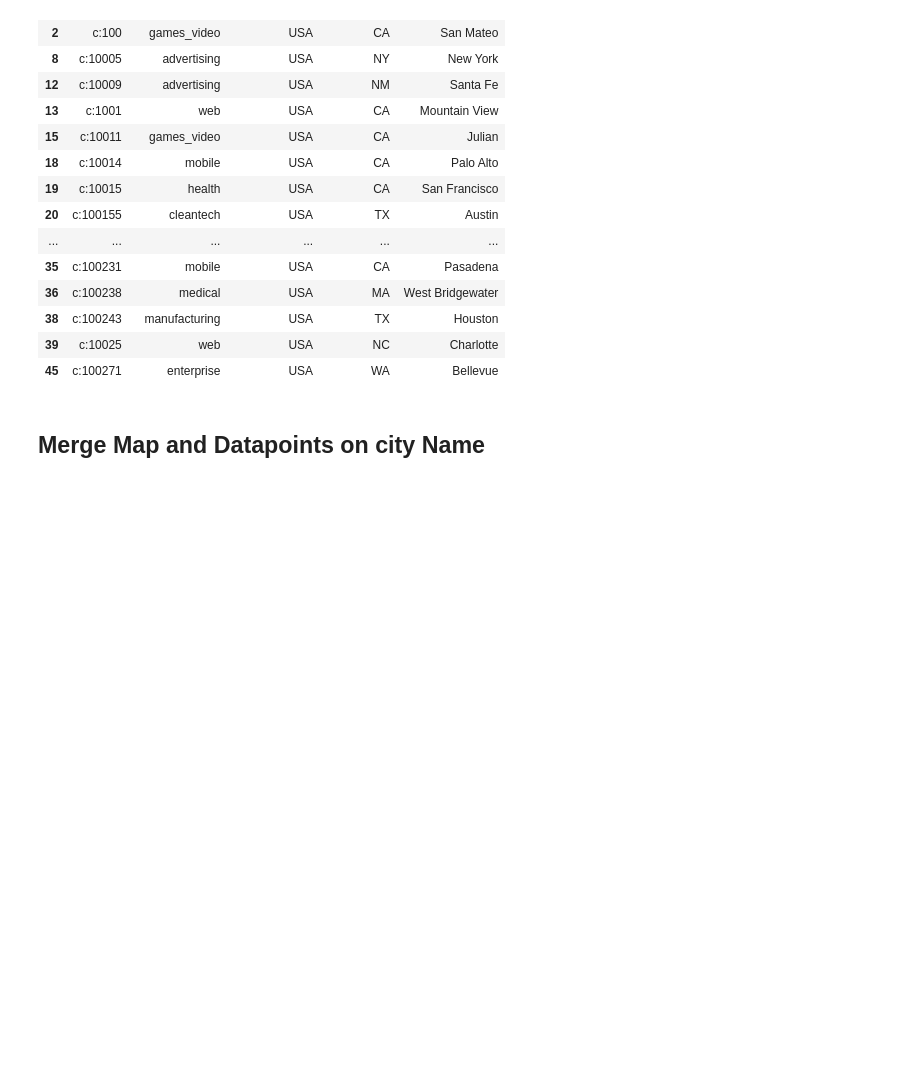
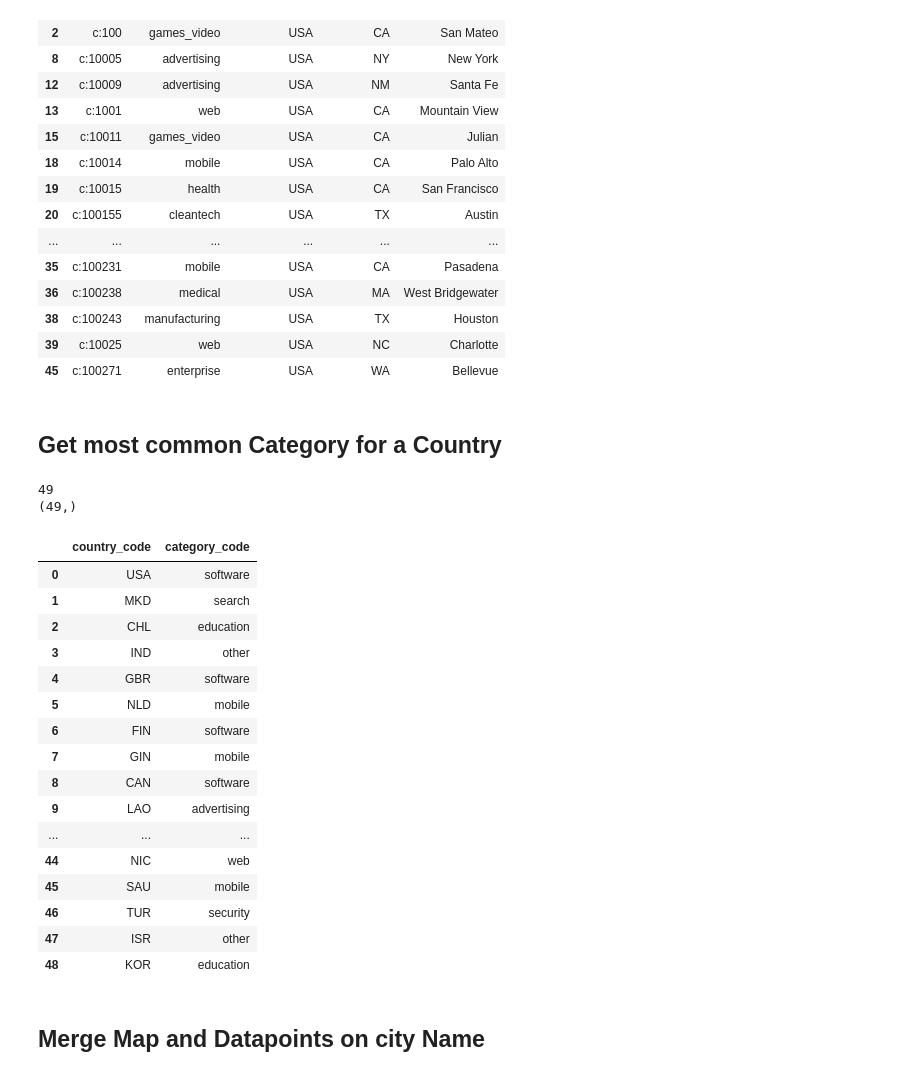
Before and after one commit to schmuecker/statistics-course, a Jupyter notebook: startup-analysis/heat_map.ipynb, the cells around one changed output. Cells and saved outputs as stored; diff of their text form; code cells hidden in the pictures; blank space fills up the shorter version.

```diff
--- a/startup-analysis/heat_map.ipynb
+++ b/startup-analysis/heat_map.ipynb
@@ -57,6 +57,42 @@ Got 45823 datapoints
 | 38 | c:100243 | manufacturing | USA | TX | Houston |
 | 39 | c:10025 | web | USA | NC | Charlotte |
 | 45 | c:100271 | enterprise | USA | WA | Bellevue |
+# %% [markdown]
+## Get most common Category for a Country
+# %%
+unique_c = df_companies["country_code"].unique()
+df_unique_c = pd.DataFrame()
+df_unique_c["country_code"] = unique_c
+most_common = []
+for country in unique_c:
+    tmp_country = df_companies[df_companies["country_code"] == country]
+    most_common.append(tmp_country["category_code"].value_counts().idxmax())
+
+print(len(most_common))
+print(unique_c.shape)
+df_unique_c["category_code"] = most_common
+
+df_unique_c
+# %% [output]
+49
+(49,)
+|  | country_code | category_code |
+| 0 | USA | software |
+| 1 | MKD | search |
+| 2 | CHL | education |
+| 3 | IND | other |
+| 4 | GBR | software |
+| 5 | NLD | mobile |
+| 6 | FIN | software |
+| 7 | GIN | mobile |
+| 8 | CAN | software |
+| 9 | LAO | advertising |
+| ... | ... | ... |
+| 44 | NIC | web |
+| 45 | SAU | mobile |
+| 46 | TUR | security |
+| 47 | ISR | other |
+| 48 | KOR | education |
 # %% [markdown]
 ## Merge Map and Datapoints on city Name
 # %%
```
Also changed, not shown: parts of 3 cells of this notebook.
